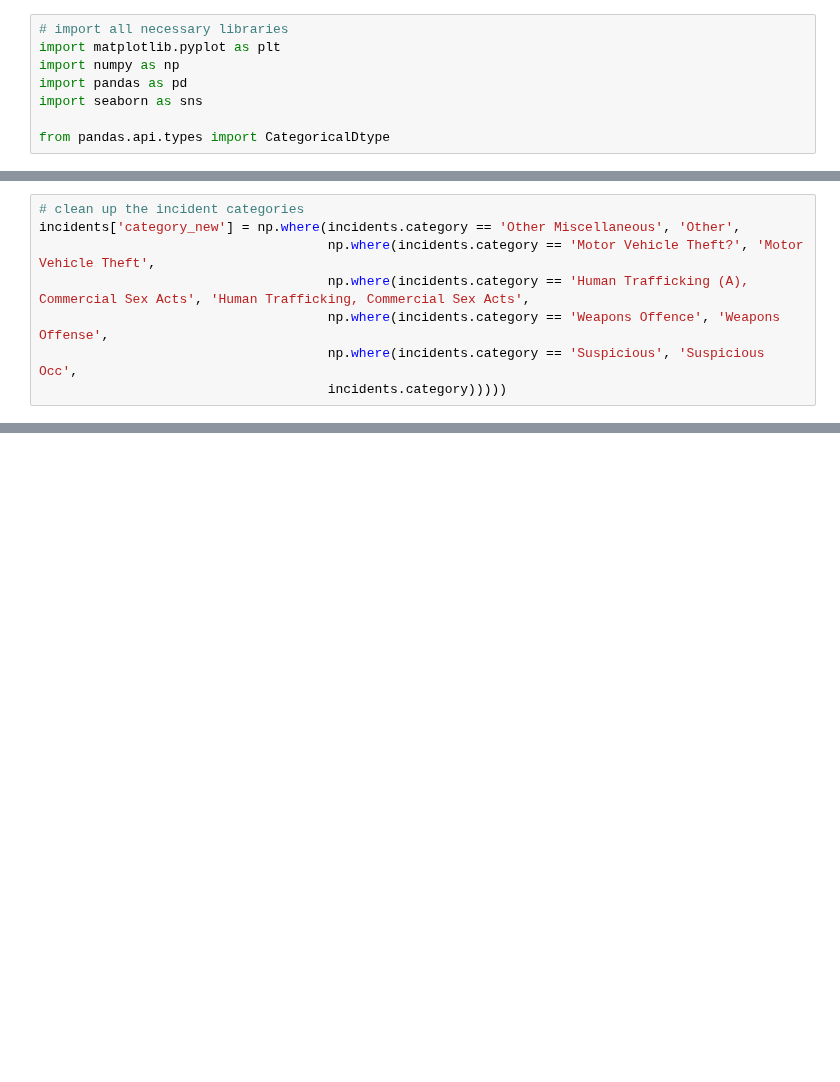
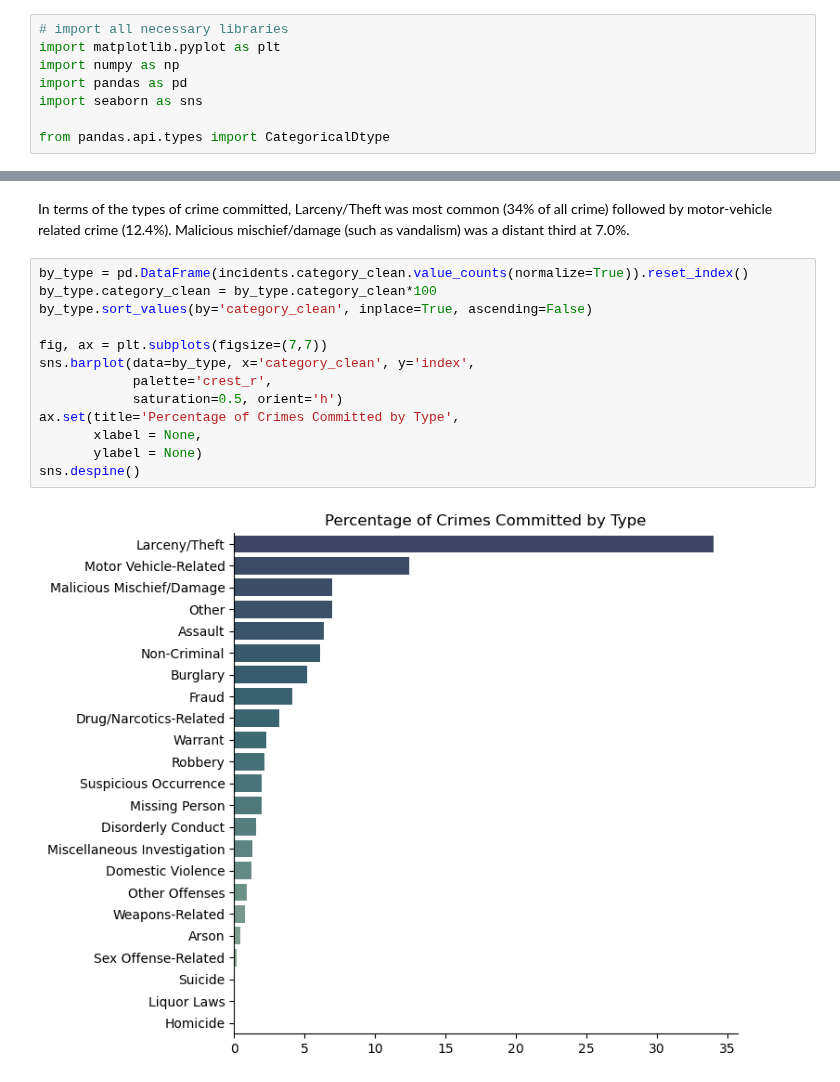
Before and after one commit to NikkiSarah/Coursera, a Jupyter notebook: Data Science at Scale (University of Washington)/3. Communicating Data Science Results/submission.ipynb, the cells around one changed output, grey strips where cells are left out. Drawn from its saved outputs; the diff is of its cells as text; blank space fills up the shorter version.

```diff
--- a/Data Science at Scale (University of Washington)/3. Communicating Data Science Results/submission.ipynb
+++ b/Data Science at Scale (University of Washington)/3. Communicating Data Science Results/submission.ipynb
@@ -224,8 +167,0 @@ fig.show(renderer='iframe')
-# %%
-# clean up the incident categories
-incidents['category_new'] = np.where(incidents.category == 'Other Miscellaneous', 'Other',
-                                     np.where(incidents.category == 'Motor Vehicle Theft?', 'Motor Vehicle Theft',
-                                     np.where(incidents.category == 'Human Trafficking (A), Commercial Sex Acts', 'Human Trafficking, Commercial Sex Acts',
-                                     np.where(incidents.category == 'Weapons Offence', 'Weapons Offense',
-                                     np.where(incidents.category == 'Suspicious', 'Suspicious Occ',
-                                     incidents.category)))))
@@ -398,0 +168,17 @@ fig
+# %% [markdown]
+In terms of the types of crime committed, Larceny/Theft was most common (34% of all crime) followed by motor-vehicle related crime (12.4%). Malicious mischief/damage (such as vandalism) was a distant third at 7.0%.
+# %%
+by_type = pd.DataFrame(incidents.category_clean.value_counts(normalize=True)).reset_index()
+by_type.category_clean = by_type.category_clean*100
+by_type.sort_values(by='category_clean', inplace=True, ascending=False)
+
+fig, ax = plt.subplots(figsize=(7,7))
+sns.barplot(data=by_type, x='category_clean', y='index',
+            palette='crest_r',
+            saturation=0.5, orient='h')
+ax.set(title='Percentage of Crimes Committed by Type',
+       xlabel = None,
+       ylabel = None)
+sns.despine()
+# %% [output]
+[figure, added]
```
Also changed, not shown: parts of 19 cells of this notebook.
